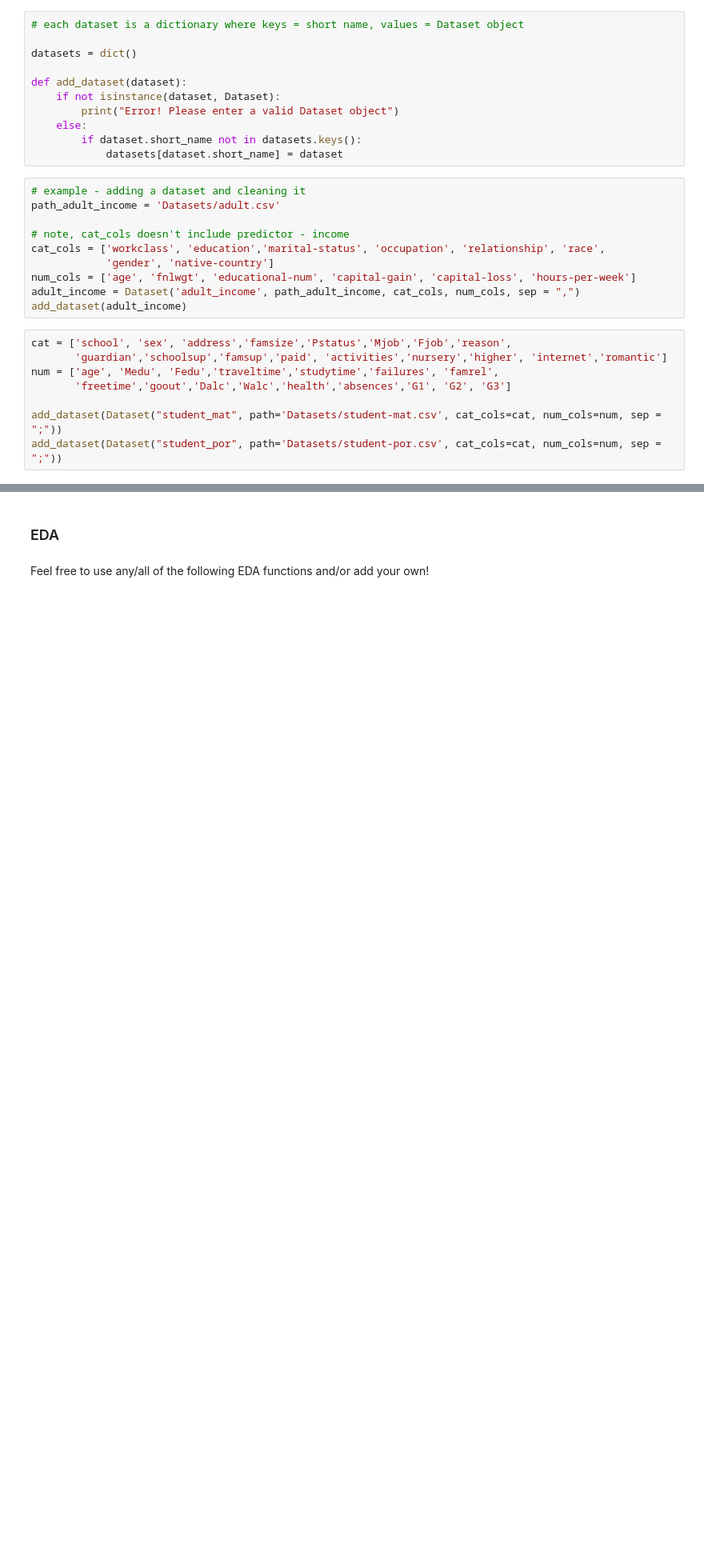
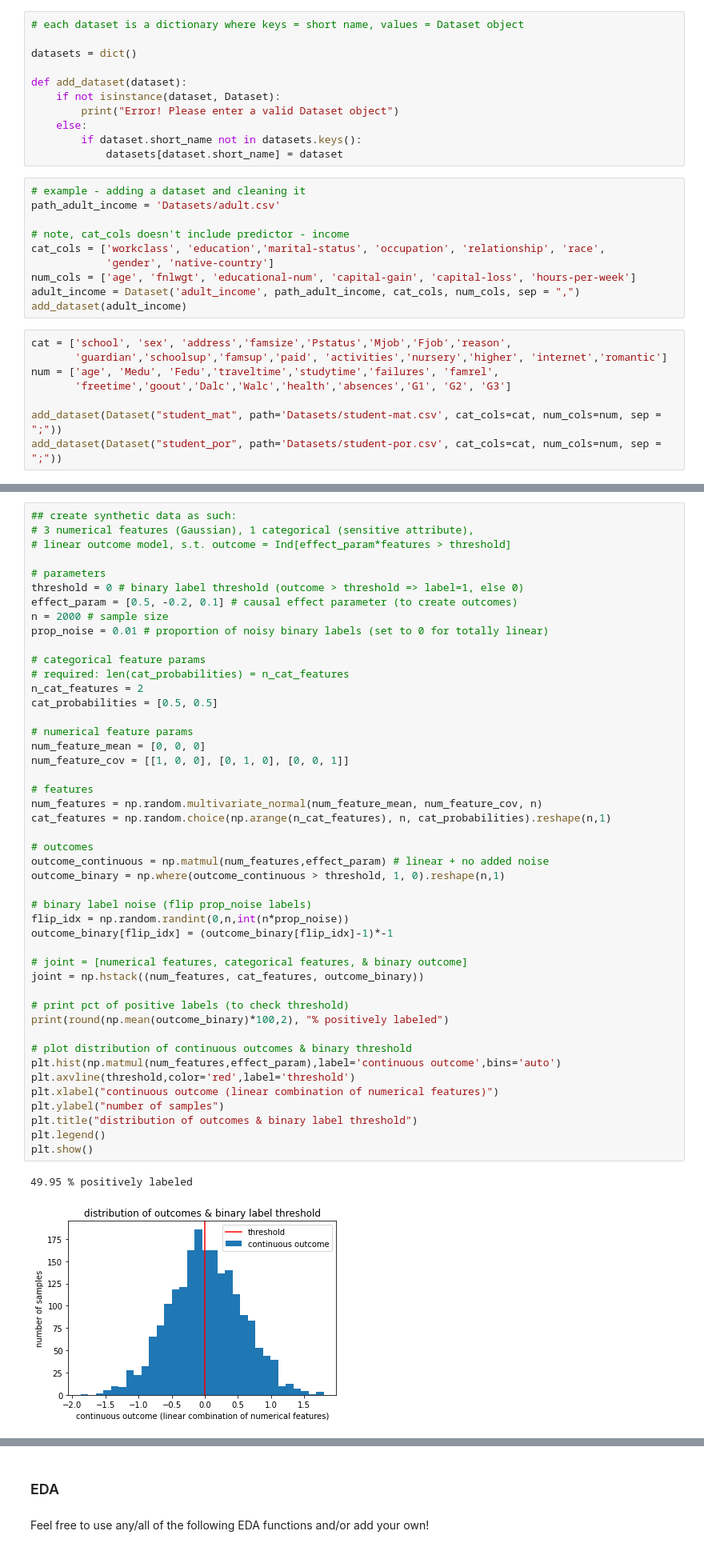
Before and after one commit to mnagired/fairness-sandbox, a Jupyter notebook: under.ipynb, the cells around one changed output, grey strips where cells are left out. Shown at 80% size. Cells and saved outputs as stored; diff of their text form; blank space fills up the shorter version.

Commit message:
added synthetic dataset

```diff
--- a/under.ipynb
+++ b/under.ipynb
@@ -66,0 +72,49 @@ add_dataset(Dataset("student_por", path='Datasets/student-por.csv', cat_cols=cat
+# %%
+## create synthetic data as such:
+# 3 numerical features (Gaussian), 1 categorical (sensitive attribute),
+# linear outcome model, s.t. outcome = Ind[effect_param*features > threshold]
+
+# parameters
+threshold = 0 # binary label threshold (outcome > threshold => label=1, else 0)
+effect_param = [0.5, -0.2, 0.1] # causal effect parameter (to create outcomes)
+n = 2000 # sample size
+prop_noise = 0.01 # proportion of noisy binary labels (set to 0 for totally linear)
+
+# categorical feature params
+# required: len(cat_probabilities) = n_cat_features
+n_cat_features = 2
+cat_probabilities = [0.5, 0.5]
+
+# numerical feature params
+num_feature_mean = [0, 0, 0]
+num_feature_cov = [[1, 0, 0], [0, 1, 0], [0, 0, 1]]
+
+# features
+num_features = np.random.multivariate_normal(num_feature_mean, num_feature_cov, n)
+cat_features = np.random.choice(np.arange(n_cat_features), n, cat_probabilities).reshape(n,1)
+
+# outcomes
+outcome_continuous = np.matmul(num_features,effect_param) # linear + no added noise
+outcome_binary = np.where(outcome_continuous > threshold, 1, 0).reshape(n,1)
+
+# binary label noise (flip prop_noise labels)
+flip_idx = np.random.randint(0,n,int(n*prop_noise))
+outcome_binary[flip_idx] = (outcome_binary[flip_idx]-1)*-1
+
+# joint = [numerical features, categorical features, & binary outcome]
+joint = np.hstack((num_features, cat_features, outcome_binary))
+
+# print pct of positive labels (to check threshold)
+print(round(np.mean(outcome_binary)*100,2), "% positively labeled")
+
+# plot distribution of continuous outcomes & binary threshold
+plt.hist(np.matmul(num_features,effect_param),label='continuous outcome',bins='auto')
+plt.axvline(threshold,color='red',label='threshold')
+plt.xlabel("continuous outcome (linear combination of numerical features)")
+plt.ylabel("number of samples")
+plt.title("distribution of outcomes & binary label threshold")
+plt.legend()
+plt.show()
+# %% [output]
+49.95 % positively labeled
+[figure, added]
```
Also changed, not shown: parts of 4 cells of this notebook, 1 other file.
